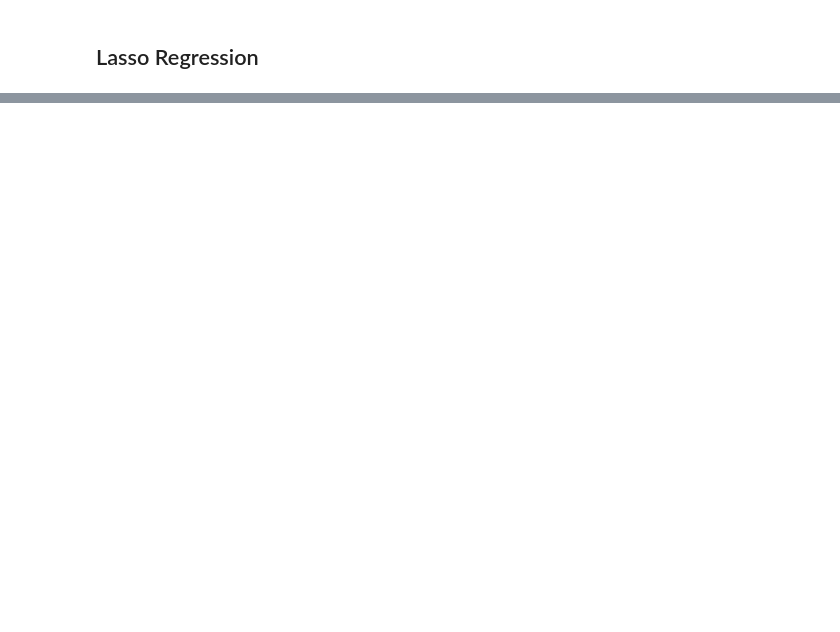
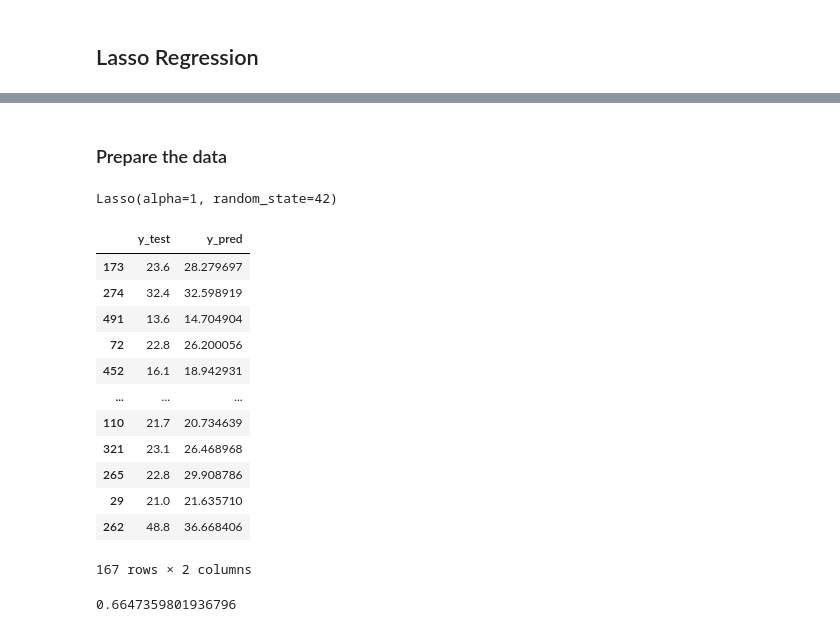
Before and after one commit to byshadowoz/Data_Science_Full_Basic, a Jupyter notebook: Machine_learning/Supervised Learnng/Regression_p2.ipynb, the cells around one changed output, grey strips where cells are left out. Cells and saved outputs as stored; diff of their text form; code cells hidden in the pictures; blank space fills up the shorter version.

```diff
--- a/Machine_learning/Supervised Learnng/Regression_p2.ipynb
+++ b/Machine_learning/Supervised Learnng/Regression_p2.ipynb
@@ -126,0 +139,9 @@ Important features: ['volatile acidity', 'citric acid', 'chlorides', 'density',
+# %%
+import numpy as np
+import pandas as pd
+from sklearn.linear_model import Lasso
+from sklearn.model_selection import train_test_split
+from sklearn.metrics import mean_squared_error, r2_score
+
+column_names = ['CRIM', 'ZN', 'INDUS', 'CHAS', 'NOX', 'RM', 'AGE', 'DIS', 'RAD', 'TAX', 'PTRATIO', 'B', 'LSTAT', 'MEDV']
+data = pd.read_csv('housing.csv', header=None, delimiter=r"\s+", names=column_names)
@@ -126,0 +197,36 @@ Important features: ['volatile acidity', 'citric acid', 'chlorides', 'density',
+# %% [markdown]
+### Prepare the data
+# %%
+X = data.drop(columns=['MEDV'])
+y = data['MEDV']
+
+X_train, X_test, y_train, y_test = train_test_split(X,y, test_size=0.33, random_state=42)
+# %%
+lasso = Lasso(alpha=0.1, random_state=42)
+# %%
+lasso.fit(X_train, y_train)
+# %% [output]
+Lasso(alpha=1, random_state=42)
+# %%
+y_pred = lasso.predict(X_test)
+
+results = pd.DataFrame({'y_test': y_test, 'y_pred': y_pred})
+results
+# %% [output]
+|  | y_test | y_pred |
+| 173 | 23.6 | 28.279697 |
+| 274 | 32.4 | 32.598919 |
+| 491 | 13.6 | 14.704904 |
+| 72 | 22.8 | 26.200056 |
+| 452 | 16.1 | 18.942931 |
+| ... | ... | ... |
+| 110 | 21.7 | 20.734639 |
+| 321 | 23.1 | 26.468968 |
+| 265 | 22.8 | 29.908786 |
+| 29 | 21.0 | 21.635710 |
+| 262 | 48.8 | 36.668406 |
+167 rows × 2 columns
+# %%
+r2_score(y_test, y_pred)
+# %% [output]
+0.6647359801936796
```
Also changed, not shown: parts of 8 cells of this notebook.
